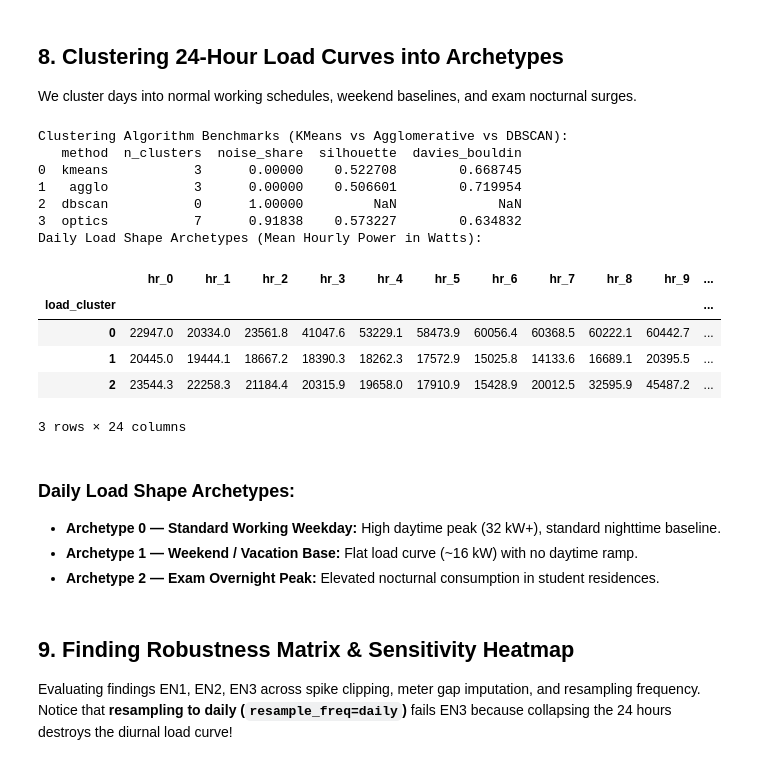
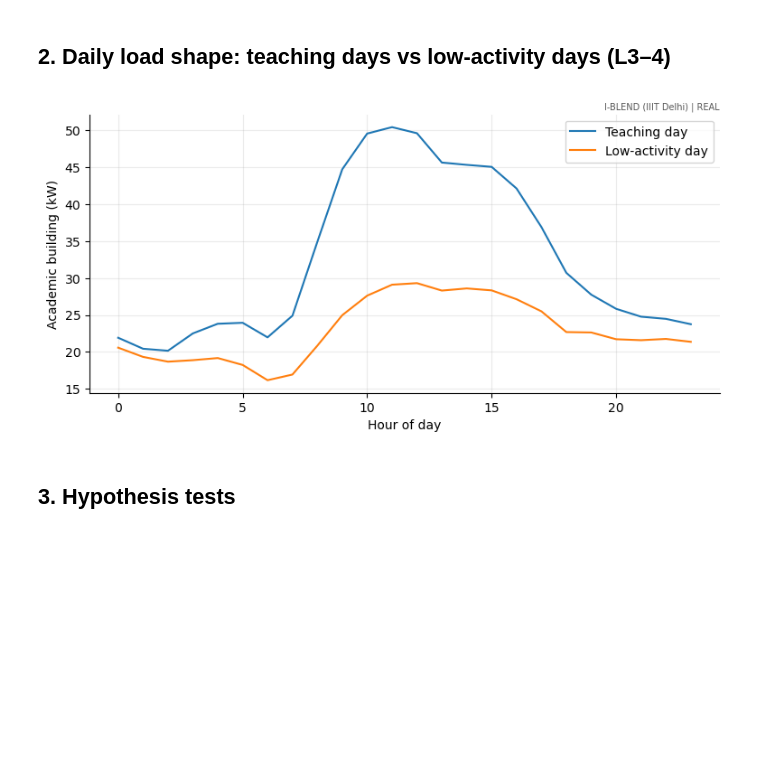
Before and after one commit to Rakesh-562/campusPulse, a Jupyter notebook: notebooks/energy/05_energy_pulse.ipynb, the cells around one changed output. Saved outputs shown, nothing was run; the diff lists cells and outputs as text; code cells hidden in the pictures; blank space fills up the shorter version.

```diff
--- a/notebooks/energy/05_energy_pulse.ipynb
+++ b/notebooks/energy/05_energy_pulse.ipynb
@@ -10,26 +8,17 @@ We load the resampled hourly telemetry dataset generated from the raw multi-mill
 # %%
 import sys, os
 from pathlib import Path
-for cand in [Path(r'D:\DA project\campusPulse'), Path.cwd(), Path.cwd().parent]:
+for cand in [Path.cwd(), Path.cwd().parent, Path.cwd().parent.parent]:
     if (cand / 'campuspulse').exists():
         sys.path.insert(0, str(cand)); break
-os.environ['LOKY_MAX_CPU_COUNT'] = '1'
-
-import pandas as pd
-import numpy as np
-import matplotlib.pyplot as plt
-import seaborn as sns
-from scipy import stats
-
+import pandas as pd, numpy as np, matplotlib.pyplot as plt
 from campuspulse.energy import pipeline as P
-from campuspulse.common import stats_tests, reduce, clustering, rules
-from campuspulse.common.decisions import DecisionLog, robustness_matrix, heatmap
+from campuspulse.common import stats_tests
+from campuspulse.common.decisions import DecisionLog, defaults, robustness_matrix, heatmap, survival_summary, fragility_table
 from campuspulse.common.plots import theme, badge
-
 theme()
-
-raw_df = P.load_raw()
-print(f"I-BLEND Hourly dataset shape: {raw_df.shape[0]} hourly records across 52 months")
-print("\nBuilding power columns:", [c for c in raw_df.columns if 'power' in c.lower() or c in ['Academic', 'Library', 'Mess']])
-raw_df[['datetime', 'Academic', 'total_hostel_power', 'total_campus_power', 'hour', 'is_exam', 'is_weekend', 'is_late_night']].head()
+raw = P.load_raw()
+print(f"{len(raw):,} hours from {raw['datetime'].min()} to {raw['datetime'].max()}")
+print("Share of hours with no reading, per meter:")
+print(raw[[m for m in P.METERS if m in raw]].isna().mean().round(3).to_string())
 # %% [output]
@@ -49,4 +40,4 @@ Building power columns: ['Academic', 'Library', 'Mess', 'total_hostel_power', 't
 # %%
 log = DecisionLog()
-df_clean = P.clean(P.DECISIONS, log)
+df = P.clean(defaults(P.DECISIONS), log)
 log.to_frame()
@@ -194,31 +44,12 @@ Mined 0 Association Rules:
-# %% [markdown]
-## 8. Clustering 24-Hour Load Curves into Archetypes
-We cluster days into normal working schedules, weekend baselines, and exam nocturnal surges.
-# %%
-metrics, profiles = P.run_clustering(df_clean, k=3)
-print("Clustering Algorithm Benchmarks (KMeans vs Agglomerative vs DBSCAN):")
-print(metrics)
-print("Daily Load Shape Archetypes (Mean Hourly Power in Watts):")
-profiles
-# %% [output]
-Clustering Algorithm Benchmarks (KMeans vs Agglomerative vs DBSCAN):
-   method  n_clusters  noise_share  silhouette  davies_bouldin
-0  kmeans           3      0.00000    0.522708        0.668745
-1   agglo           3      0.00000    0.506601        0.719954
-2  dbscan           0      1.00000         NaN             NaN
-3  optics           7      0.91838    0.573227        0.634832
-Daily Load Shape Archetypes (Mean Hourly Power in Watts):
-|  | hr_0 | hr_1 | hr_2 | hr_3 | hr_4 | hr_5 | hr_6 | hr_7 | hr_8 | hr_9 | ... |
-| load_cluster |  |  |  |  |  |  |  |  |  |  | ... |
-| 0 | 22947.0 | 20334.0 | 23561.8 | 41047.6 | 53229.1 | 58473.9 | 60056.4 | 60368.5 | 60222.1 | 60442.7 | ... |
-| 1 | 20445.0 | 19444.1 | 18667.2 | 18390.3 | 18262.3 | 17572.9 | 15025.8 | 14133.6 | 16689.1 | 20395.5 | ... |
-| 2 | 23544.3 | 22258.3 | 21184.4 | 20315.9 | 19658.0 | 17910.9 | 15428.9 | 20012.5 | 32595.9 | 45487.2 | ... |
-3 rows × 24 columns
-# %% [markdown]
-### Daily Load Shape Archetypes:
-- **Archetype 0 — Standard Working Weekday:** High daytime peak (32 kW+), standard nighttime baseline.
-- **Archetype 1 — Weekend / Vacation Base:** Flat load curve (~16 kW) with no daytime ramp.
-- **Archetype 2 — Exam Overnight Peak:** Elevated nocturnal consumption in student residences.
-# %% [markdown]
-## 9. Finding Robustness Matrix & Sensitivity Heatmap
-Evaluating findings EN1, EN2, EN3 across spike clipping, meter gap imputation, and resampling frequency. Notice that **resampling to daily (`resample_freq=daily`)** fails EN3 because collapsing the 24 hours destroys the diurnal load curve!
+# %% [markdown]
+## 2. Daily load shape: teaching days vs low-activity days (L3–4)
+# %%
+fig, ax = plt.subplots(figsize=(9, 4))
+for flag, label in [(1, "Teaching day"), (0, "Low-activity day")]:
+    df[df["is_teaching"] == flag].groupby("hour")["Academic"].mean().div(1000).plot(ax=ax, label=label)
+ax.set_xlabel("Hour of day"); ax.set_ylabel("Academic building (kW)"); ax.legend(); badge(ax, "I-BLEND (IIIT Delhi)")
+plt.show()
+# %% [output]
+[figure, added]
+# %% [markdown]
+## 3. Hypothesis tests
```
Also changed, not shown: parts of 25 cells of this notebook, 24 other files.
